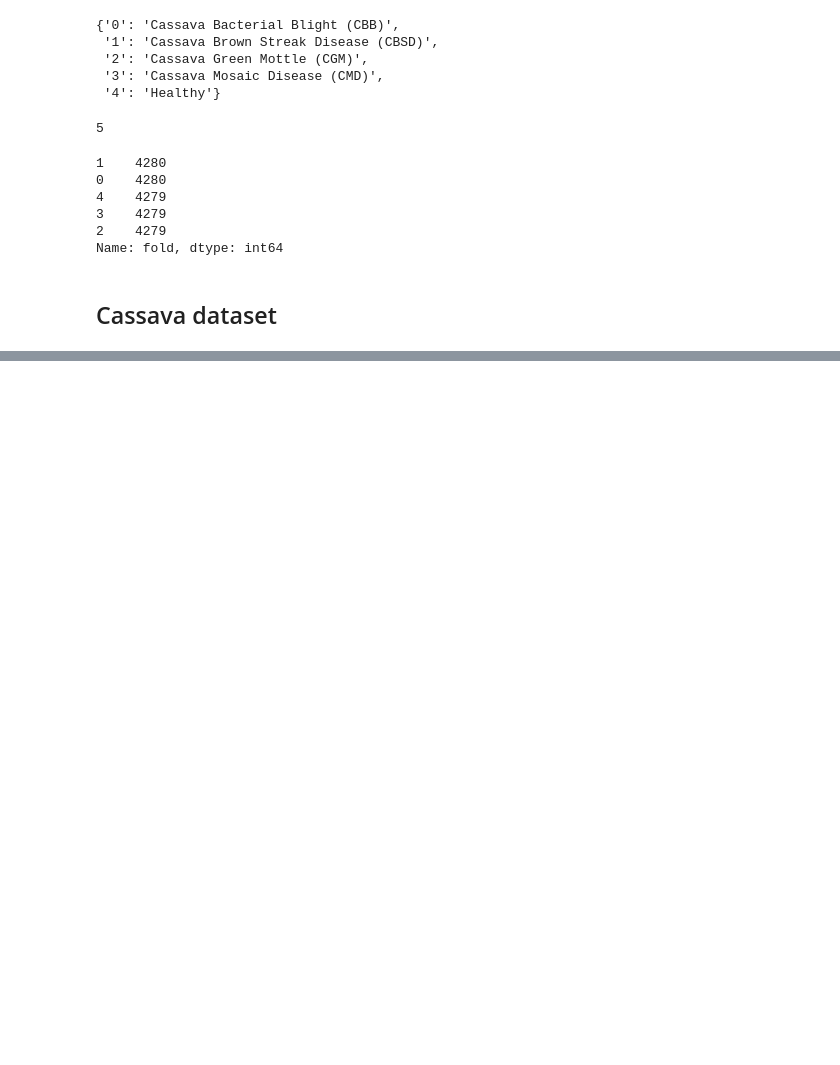
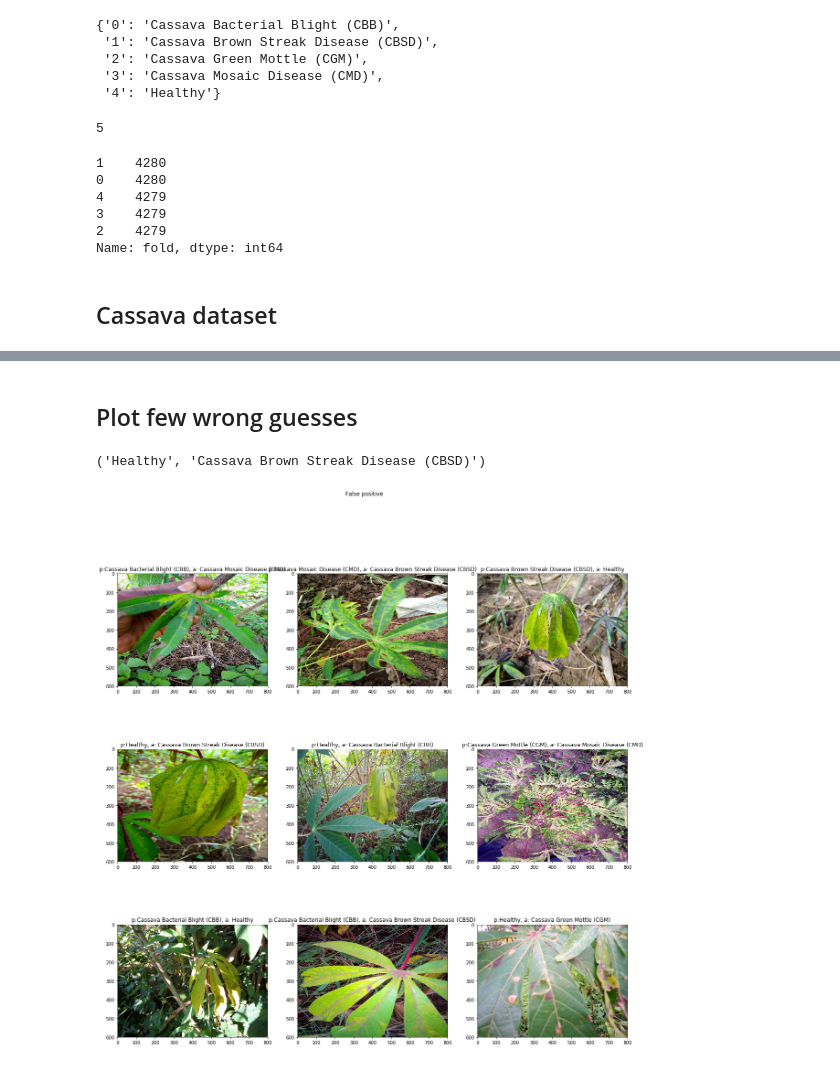
Before and after one commit to danjafish/cassava, a Jupyter notebook: baseline.ipynb, the cells around one changed output, grey strips where cells are left out. Drawn from its saved outputs; the diff is of its cells as text; code cells hidden in the pictures; blank space fills up the shorter version.

```diff
--- a/baseline.ipynb
+++ b/baseline.ipynb
@@ -373,0 +460,3 @@ validation multi-class accuracy = 0.8626
+# %%
+right_guesses = np.where(preds_all == targets_all)[0]
+wrong_guesses = np.where(preds_all != targets_all)[0]
@@ -373,0 +467,11 @@ validation multi-class accuracy = 0.8626
+# %% [markdown]
+## Plot few wrong guesses
+# %%
+ind = wrong_guesses[0]
+predicted_label = preds_all[ind]
+true_label = targets_all[ind]
+mapping[str(predicted_label)], mapping[str(true_label)]
+# %% [output]
+('Healthy', 'Cassava Brown Streak Disease (CBSD)')
+# %%
+path = val_data.iloc[ind].image_id
@@ -373,0 +485,25 @@ validation multi-class accuracy = 0.8626
+# %%
+def plot_wrong_answers(n):
+    fig=plt.figure(figsize=(20, 20))
+    fig.suptitle('False positive')
+    columns = n
+    rows = n
+
+    #mapping[str(predicted_label)], mapping[str(true_label)]
+    for i in range(0, columns*rows):
+        try:
+            ind = wrong_guesses[np.random.randint(len(wrong_guesses))]
+            predicted_label = preds_all[ind]
+            true_label = targets_all[ind]
+            path = val_data.iloc[ind].image_id
+            img = get_img('train_images/'+path)
+            ax = fig.add_subplot(rows, columns, i+1)
+            ax.title.set_text(f'p:{mapping[str(predicted_label)]}, a: {mapping[str(true_label)]}')
+            plt.imshow(img)
+        except:
+            pass
+    plt.show()
+# %%
+plot_wrong_answers(3)
+# %% [output]
+[figure, added]
```
Also changed, not shown: parts of 34 cells of this notebook.
